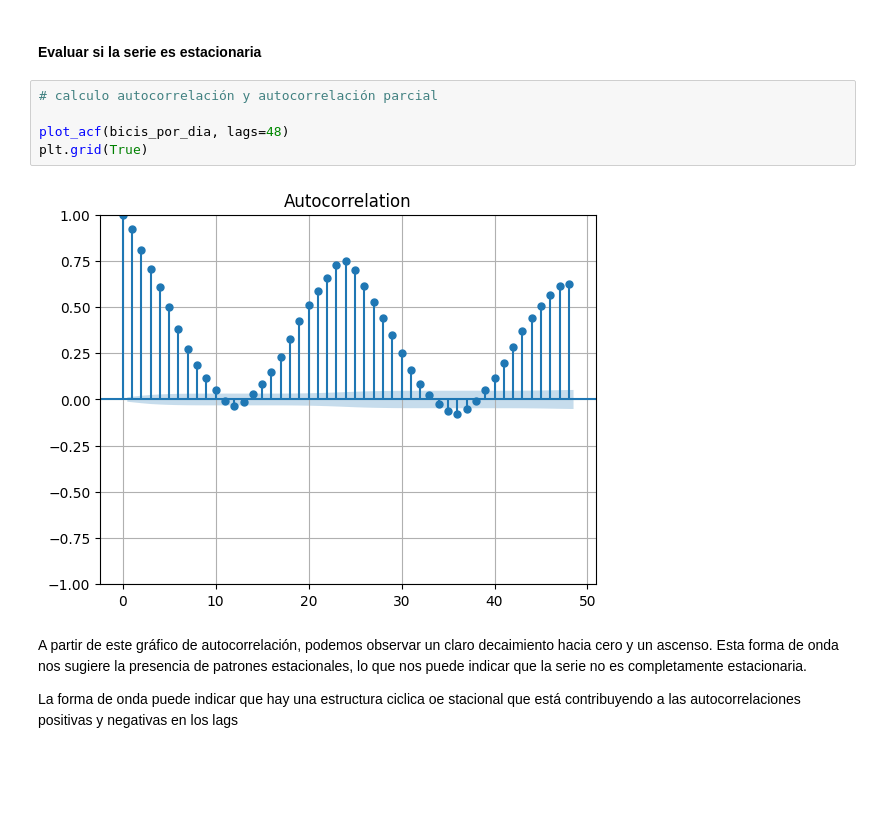
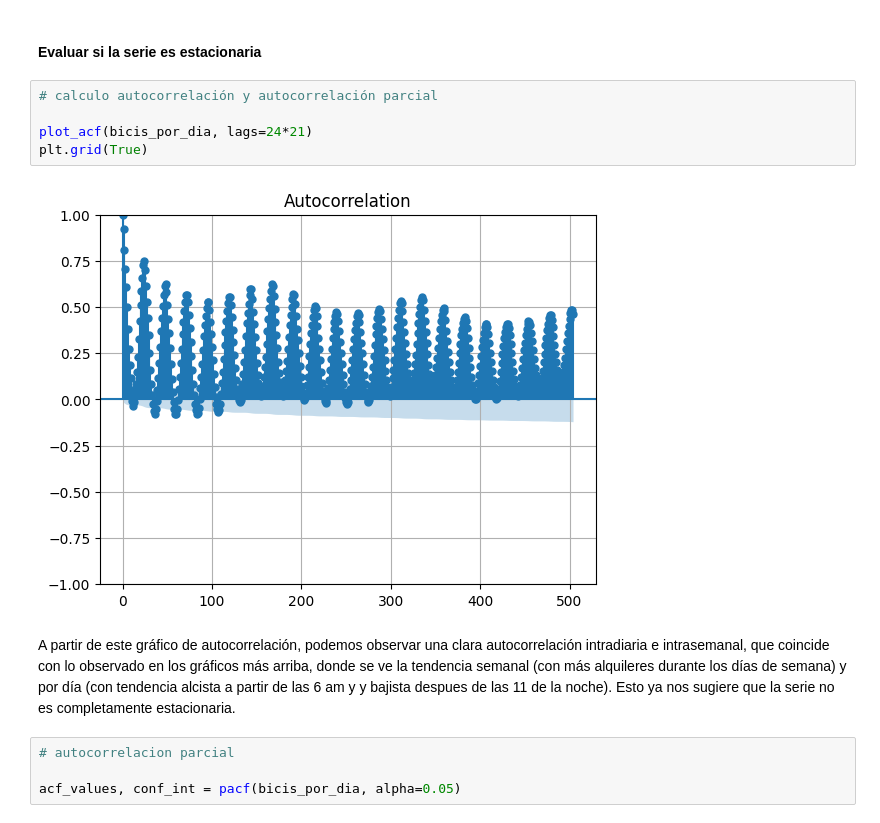
Before and after one commit to marianataglio/seriestemporales, a Jupyter notebook: tp_st.ipynb, the cells around one changed output. Saved outputs shown, nothing was run; the diff lists cells and outputs as text; blank space fills up the shorter version.

```diff
--- a/tp_st.ipynb
+++ b/tp_st.ipynb
@@ -208,11 +210,13 @@ plt.show()
 # %%
 # calculo autocorrelación y autocorrelación parcial
 
-plot_acf(bicis_por_dia, lags=48)
+plot_acf(bicis_por_dia, lags=24*21)
 plt.grid(True)
 # %% [output]
-[figure, old version]
+[figure, new version]
-# %% [markdown]
-A partir de este gráfico de autocorrelación, podemos observar un claro decaimiento hacia cero y un ascenso. Esta forma de onda nos sugiere la presencia de patrones  estacionales, lo que nos puede indicar que la serie no es completamente estacionaria.
-
-La forma de onda puede indicar que hay una estructura ciclica oe stacional que está contribuyendo a las autocorrelaciones positivas y negativas en los lags
+# %% [markdown]
+A partir de este gráfico de autocorrelación, podemos observar una clara autocorrelación intradiaria e intrasemanal, que coincide con lo observado en los gráficos más arriba, donde se ve la tendencia semanal (con más alquileres durante los días de semana) y por día (con tendencia alcista a partir de las 6 am y y bajista despues de las 11 de la noche). Esto ya nos sugiere que la serie no es completamente estacionaria.
+# %%
+# autocorrelacion parcial
+
+acf_values, conf_int = pacf(bicis_por_dia, alpha=0.05)
```
Also changed, not shown: parts of 13 cells of this notebook.
